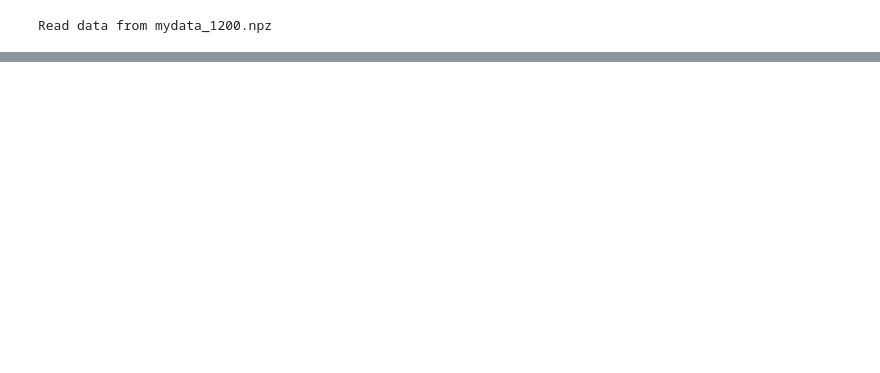
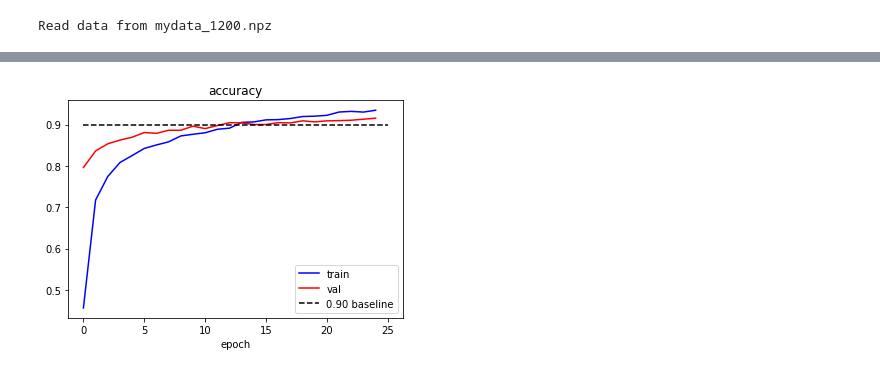
Before and after one commit to vuhonganh/transfer_learning, a Jupyter notebook: test_models.ipynb, the cells around one changed output, grey strips where cells are left out. Drawn from its saved outputs; the diff is of its cells as text; code cells hidden in the pictures; blank space fills up the shorter version.

```diff
--- a/test_models.ipynb
+++ b/test_models.ipynb
@@ -19,0 +19,2 @@ Read data from mydata_1200.npz
+# %%
+m512 = TransferModel("resnet", [128])
@@ -20,3 +40,4 @@ Read data from mydata_1200.npz
 # %%
-resnet_128.fit(x_train, y_train, x_val, y_val, epos=2)
+m512.fit(x_train, y_train, x_val, y_val)
+m512.evaluate(x_test, y_test)
 # %% [output]
@@ -39,0 +92,4 @@ top 4 accuracy = 0.666667
+# %%
+m512.plot_acc()
+# %% [output]
+[figure, added]
```
Also changed, not shown: parts of 15 cells of this notebook, 1 other file.
